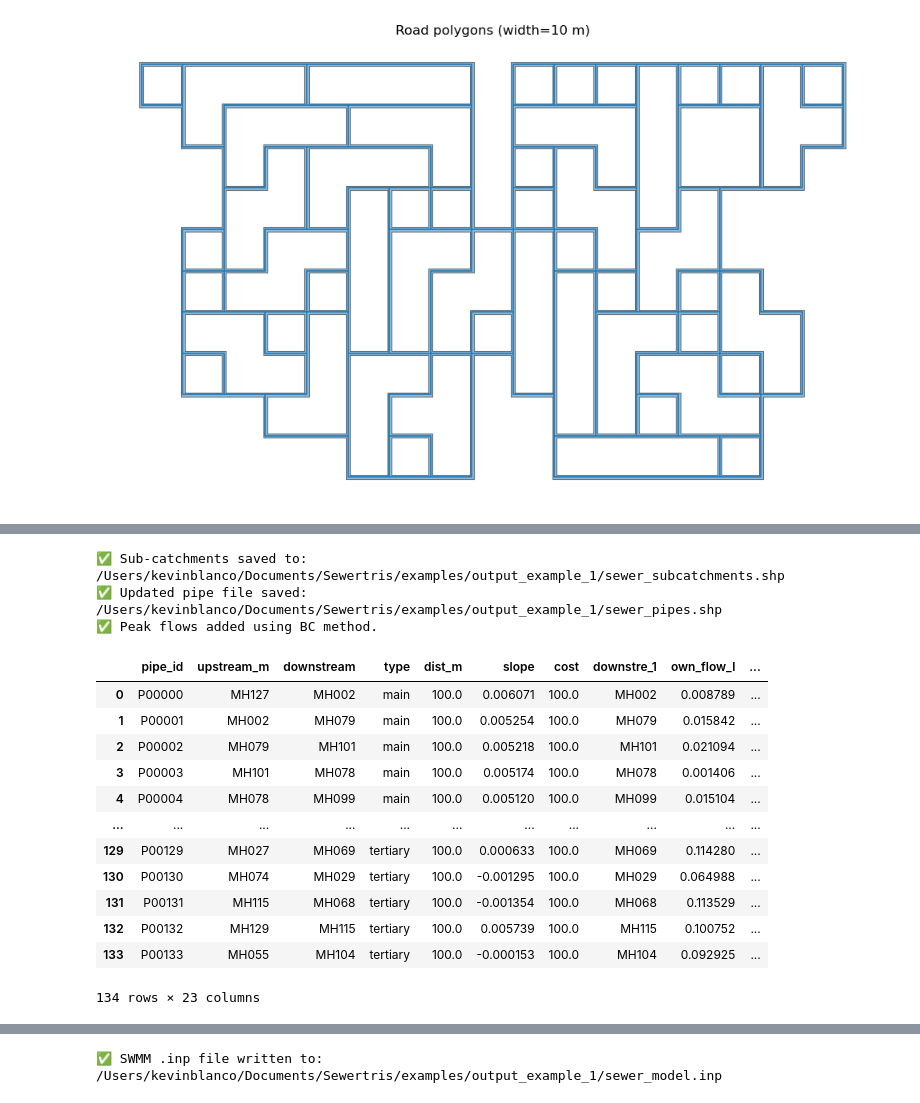
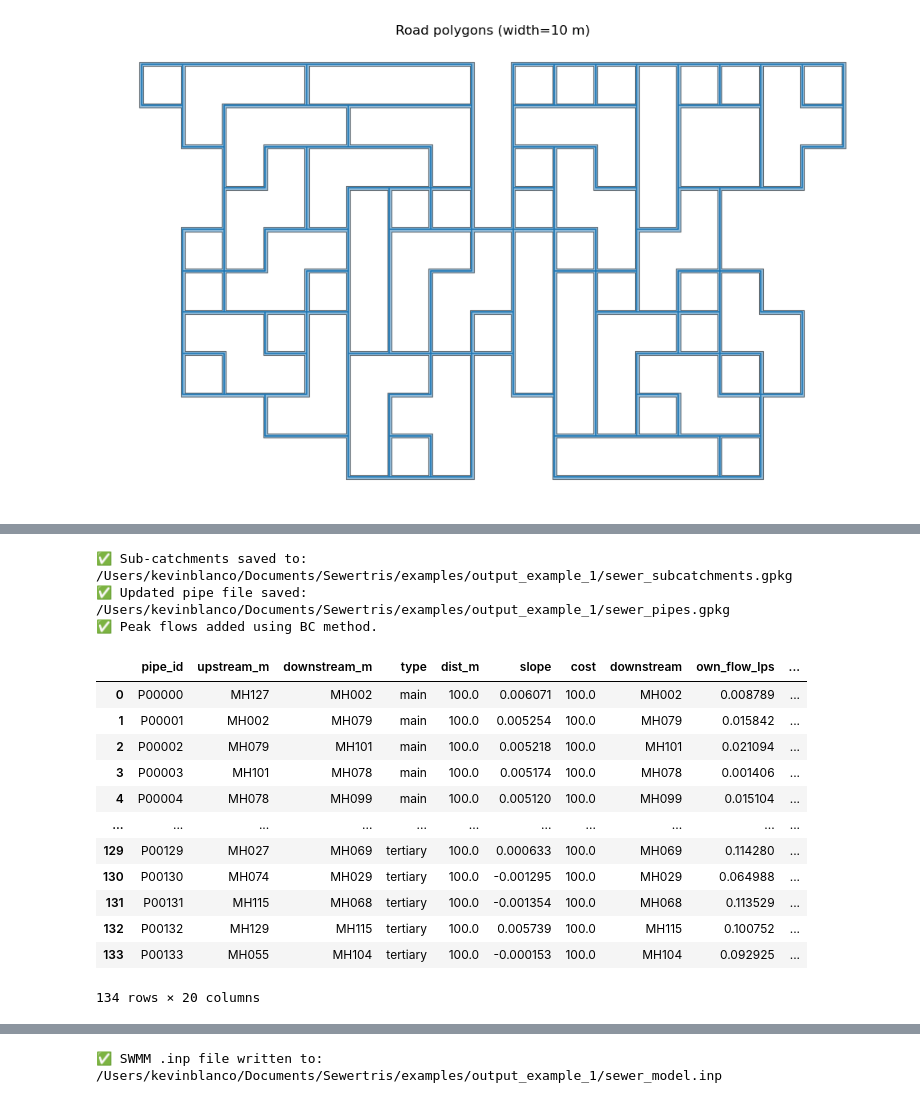
Before and after one commit to Perez-HydroSystems/SewerTris, a Jupyter notebook: Examples/example_01_my_first_sewertris.ipynb, the cells around one changed output, grey strips where cells are left out. Drawn from its saved outputs; the diff is of its cells as text; code cells hidden in the pictures.

```diff
--- a/Examples/example_01_my_first_sewertris.ipynb
+++ b/Examples/example_01_my_first_sewertris.ipynb
@@ -162,7 +162,7 @@ print("Total blocks:", len(np.unique(filled_board)))
 # Export the filled board to a shapefile
 output_folder = EXAMPLES_DIR / "output_example_1"
 os.makedirs(output_folder, exist_ok=True)  # Create if it doesn't exist
-output_shapefile = os.path.join(output_folder, "City_1.shp")
+output_shapefile = os.path.join(output_folder, "City_1.gpkg")
 cell_size_meters = min_width  # Cell size in meters
 sp.export_individual_figures_to_shapefile(
     filled_board=filled_board,
@@ -207,8 +207,8 @@ Assigns residential, commercial, industrial, public, and recreational land uses
 # %%
 # Cut, label blocks and assign land use
 blocks_path = output_shapefile
-roads_path = os.path.join(output_folder,"road_polygons.shp")
-output_path = os.path.join(output_folder,"City_1.shp")
+roads_path = os.path.join(output_folder,"road_polygons.gpkg")
+output_path = os.path.join(output_folder,"City_1.gpkg")
 
 blocks, road_network, crs = sp.load_blocks_and_roads(blocks_path, roads_path)
 blocks = sp.cut_blocks(blocks, road_network)
@@ -486,8 +486,8 @@ print("Modifying topography to follow sewer network...")
 
 # Define paths and parameters
 dem_path = os.path.join(output_folder, "generated_topography.tif")
-sewer_path = os.path.join(output_folder, "sewer_pipes.shp")
-manholes_path = os.path.join(output_folder, "manholes.shp")
+sewer_path = os.path.join(output_folder, "sewer_pipes.gpkg")
+manholes_path = os.path.join(output_folder, "manholes.gpkg")
 output_path = os.path.join(output_folder, "generated_topography.tif")
 
 out_path = sp.build_dem_with_guaranteed_positive_slopes_idw(
@@ -533,7 +533,7 @@ Computes baseline peak discharges combining Dry-Weather Flow (DWF), Groundwater
 # %%
-blocks_path = os.path.join(output_folder, "City_1.shp")
-manholes_path = os.path.join(output_folder, "manholes.shp")
-pipes_path = os.path.join(output_folder, "sewer_pipes.shp")
+blocks_path = os.path.join(output_folder, "City_1.gpkg")
+manholes_path = os.path.join(output_folder, "manholes.gpkg")
+pipes_path = os.path.join(output_folder, "sewer_pipes.gpkg")
 topography_path = os.path.join(output_folder, "generated_topography.tif")
 
 #🚰 LAND_USE_INFO
@@ -571,78 +571,78 @@ sp.delineate_afferent_areas_and_baseflow(
     pipes_path=pipes_path,
     manholes_path=manholes_path,
     topo_path=topography_path,
-    output_path=os.path.join(output_folder, "sewer_subcatchments.shp"),
+    output_path=os.path.join(output_folder, "sewer_subcatchments.gpkg"),
     land_use_info=LAND_USE_INFO
 )
 
-subcatchments_path = os.path.join(output_folder, "sewer_subcatchments.shp")
+subcatchments_path = os.path.join(output_folder, "sewer_subcatchments.gpkg")
 
 # Assign flow to pipes
 sp.assign_flow_to_pipes_fast(
     pipes_path=pipes_path,
     subcatchments_path=subcatchments_path,
-    output_path=os.path.join(output_folder, "sewer_pipes.shp")
+    output_path=os.path.join(output_folder, "sewer_pipes.gpkg")
 )
 
 # Peak flow
 
-pipes = gpd.read_file(os.path.join(output_folder, "sewer_pipes.shp"))
+pipes = gpd.read_file(os.path.join(output_folder, "sewer_pipes.gpkg"))
 
 # Apply BC peaking factor
-peak_flow, pf = sp.british_columbia_peaking_factor(pipes["cumulative"])
+peak_flow, pf = sp.british_columbia_peaking_factor(pipes["cumulative_flow_lps"])
 pipes["peaking_factor_bc"] = pf
 pipes["peak_flow_lps_bc"] = peak_flow
 
 # Save
-pipes.to_file(os.path.join(output_folder, "sewer_pipes.shp"))
+sp.save_vector(pipes, os.path.join(output_folder, "sewer_pipes.gpkg"))
 print("✅ Peak flows added using BC method.")
 
 # GWI
 
-pipes_path = os.path.join(output_folder, "sewer_pipes.shp")
+pipes_path = os.path.join(output_folder, "sewer_pipes.gpkg")
 
 sp.compute_gwi_cumulative(
     pipes_path=pipes_path,
     gwi_factor_ls_per_m=0.0002,            # l/s per meter
-    out_path=os.path.join(output_folder,"sewer_pipes.shp"),         # or None if you don't want to write
+    out_path=os.path.join(output_folder,"sewer_pipes.gpkg"),         # or None if you don't want to write
     id_field="pipe_id",
     up_field="upstream_m",
     down_field="downstream",
     length_field=None,                     # if you already have meters in a column, put its name here
     target_crs_m="EPSG:3857"          # UTM zone for accurate length calculations
     )
 
 # RDII
 
-pipes_path = os.path.join(output_folder, "sewer_pipes.shp")
+pipes_path = os.path.join(output_folder, "sewer_pipes.gpkg")
 
 sp.compute_rdii_and_accumulate(
     pipes_path=pipes_path,
     subcatch_path=subcatchments_path,
     rdii_factor_ls_per_m2=0.00002,       # L/s per m² (example)
     pipe_id_field="pipe_id",
     up_field="upstream_m",
     down_field="downstream",
     sub_pipe_field="pipe_id",            # subcatchments' field pointing to receiving pipe
     # If your subcatchments are in degrees, choose a projected CRS in meters:
     target_crs_m="EPSG:3857",
-    out_pipes=os.path.join(output_folder,"sewer_pipes.shp"),
-    out_subcatch=os.path.join(output_folder,"sewer_subcatchments.shp"),
+    out_pipes=os.path.join(output_folder,"sewer_pipes.gpkg"),
+    out_subcatch=os.path.join(output_folder,"sewer_subcatchments.gpkg"),
 )
 
 # Predising flow
 
-pipes_path = os.path.join(output_folder,"sewer_pipes.shp")
+pipes_path = os.path.join(output_folder,"sewer_pipes.gpkg")
 
 sp.add_predesign_flow(
     pipes_path=pipes_path,
-    out_path=os.path.join(output_folder,"sewer_pipes.shp")
+    out_path=os.path.join(output_folder,"sewer_pipes.gpkg")
 )
 # %% [output]
-✅ Sub-catchments saved to: /Users/kevinblanco/Documents/Sewertris/examples/output_example_1/sewer_subcatchments.shp
-✅ Updated pipe file saved: /Users/kevinblanco/Documents/Sewertris/examples/output_example_1/sewer_pipes.shp
+✅ Sub-catchments saved to: /Users/kevinblanco/Documents/Sewertris/examples/output_example_1/sewer_subcatchments.gpkg
+✅ Updated pipe file saved: /Users/kevinblanco/Documents/Sewertris/examples/output_example_1/sewer_pipes.gpkg
 ✅ Peak flows added using BC method.
-|  | pipe_id | upstream_m | downstream | type | dist_m | slope | cost | downstre_1 | own_flow_l | ... |
+|  | pipe_id | upstream_m | downstream_m | type | dist_m | slope | cost | downstream | own_flow_lps | ... |
 | 0 | P00000 | MH127 | MH002 | main | 100.0 | 0.006071 | 100.0 | MH002 | 0.008789 | ... |
 | 1 | P00001 | MH002 | MH079 | main | 100.0 | 0.005254 | 100.0 | MH079 | 0.015842 | ... |
 | 2 | P00002 | MH079 | MH101 | main | 100.0 | 0.005218 | 100.0 | MH101 | 0.021094 | ... |
@@ -654,4 +654,4 @@ sp.add_predesign_flow(
 | 131 | P00131 | MH115 | MH068 | tertiary | 100.0 | -0.001354 | 100.0 | MH068 | 0.113529 | ... |
 | 132 | P00132 | MH129 | MH115 | tertiary | 100.0 | 0.005739 | 100.0 | MH115 | 0.100752 | ... |
 | 133 | P00133 | MH055 | MH104 | tertiary | 100.0 | -0.000153 | 100.0 | MH104 | 0.092925 | ... |
-134 rows × 23 columns
+134 rows × 20 columns
```
Also changed, not shown: parts of 42 cells of this notebook, 23 other files.
